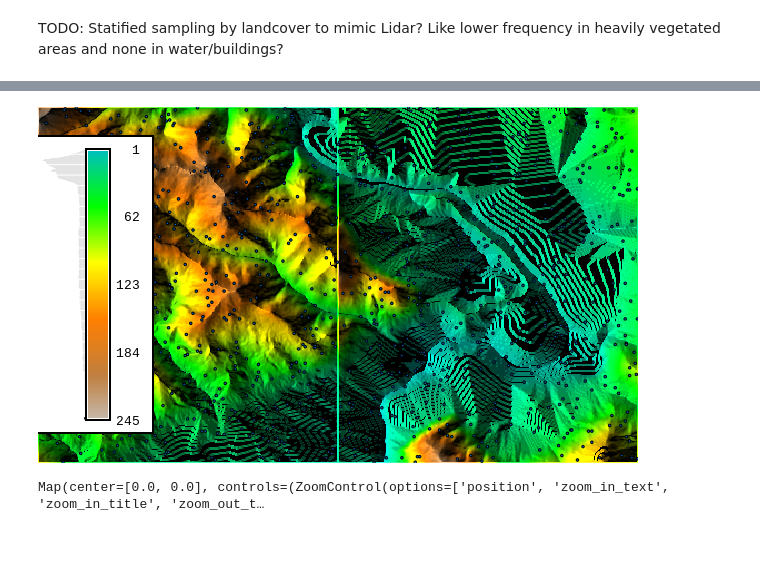
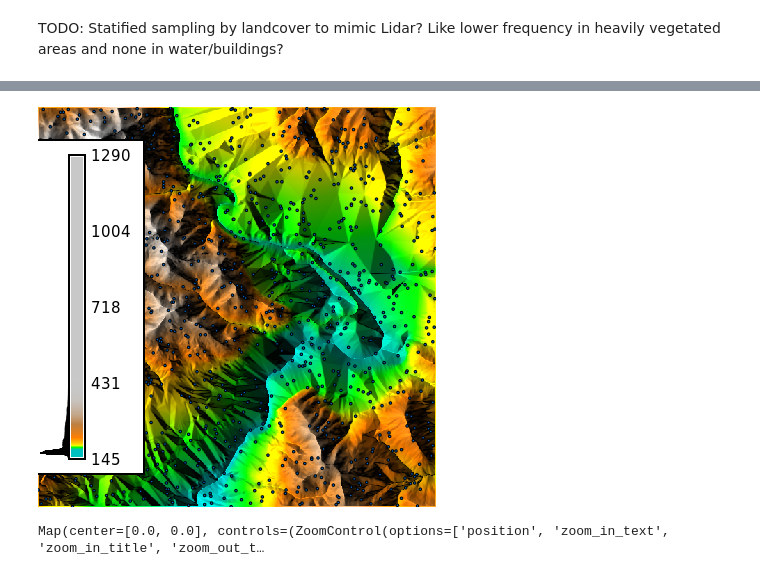
Before and after one commit to ncsu-geoforall-lab/geomorphometry2025_workshop, a Jupyter notebook: geomorphometry_2025_workshop.ipynb, the cells around one changed output, grey strips where cells are left out. Drawn from its saved outputs; the diff is of its cells as text; code cells hidden in the pictures; blank space fills up the shorter version.

```diff
--- a/geomorphometry_2025_workshop.ipynb
+++ b/geomorphometry_2025_workshop.ipynb
@@ -248,11 +213,11 @@ m.show()
 # %%
 m = gj.Map(use_region=True)
-m.d_shade(shade="aspect", color="elevation.1", brighten=30)
+m.d_shade(shade="aspect", color="dem", brighten=30)
 m.d_vect(map="elevrand", color="black", icon="basic/point")
-m.d_legend(raster="elevation.1", flags="bds")
+m.d_legend(raster="dem", flags="bds")
 m.show()
 # %% [output]
-[figure, old version]
+[figure, new version]
 # %%
 from ipyleaflet import ImageService, WMSLayer
 
```
Also changed, not shown: parts of 45 cells of this notebook.
